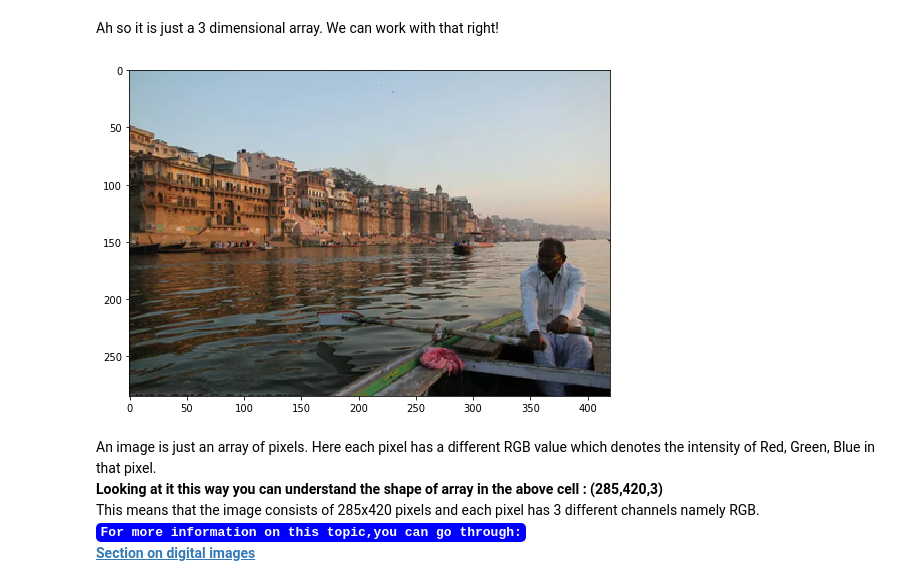
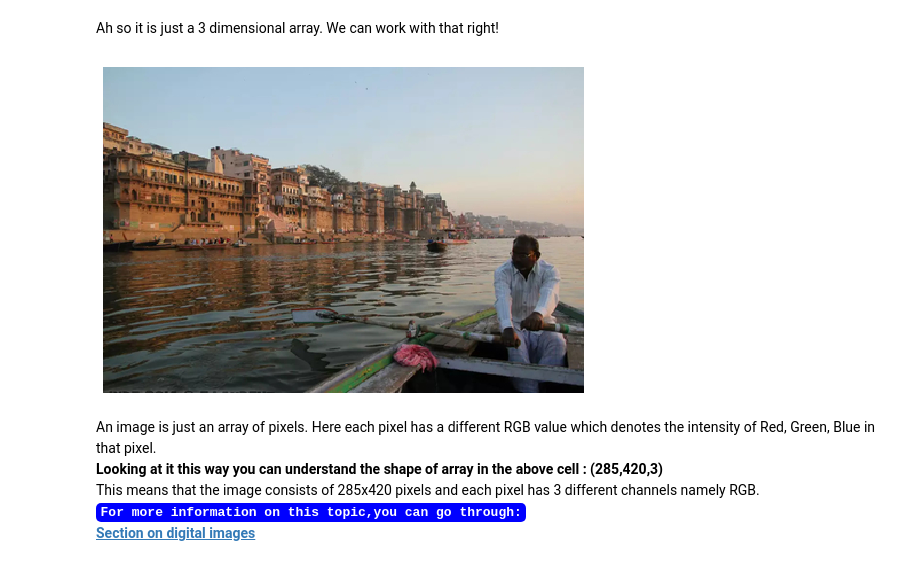
Before and after one commit to Smit-create/Assignment-1-MnC19, a Jupyter notebook: Assignments/Assignment 2 Numpy Pandas/Assignment-2.ipynb, the cells around one changed output. Saved outputs shown, nothing was run; the diff lists cells and outputs as text; code cells hidden in the pictures.

```diff
--- a/Assignments/Assignment 2 Numpy Pandas/Assignment-2.ipynb
+++ b/Assignments/Assignment 2 Numpy Pandas/Assignment-2.ipynb
@@ -429,9 +562,10 @@ Ah so it is just a 3 dimensional array. We can work with that right!
 # %%
 plt.figure(figsize=(10,6))
 plt.imshow(img_arr)
+plt.axis("off")
 plt.show()
 # %% [output]
-[figure, old version]
+[figure, new version]
 # %% [markdown]
 An image is just an array of pixels. Here each pixel has a different RGB value which denotes the intensity of Red, Green, Blue in that pixel.
 <br> **Looking at it this way you can understand the shape of array in the above cell : (285,420,3)**
```
Also changed, not shown: parts of 55 cells of this notebook, 2 other files.
